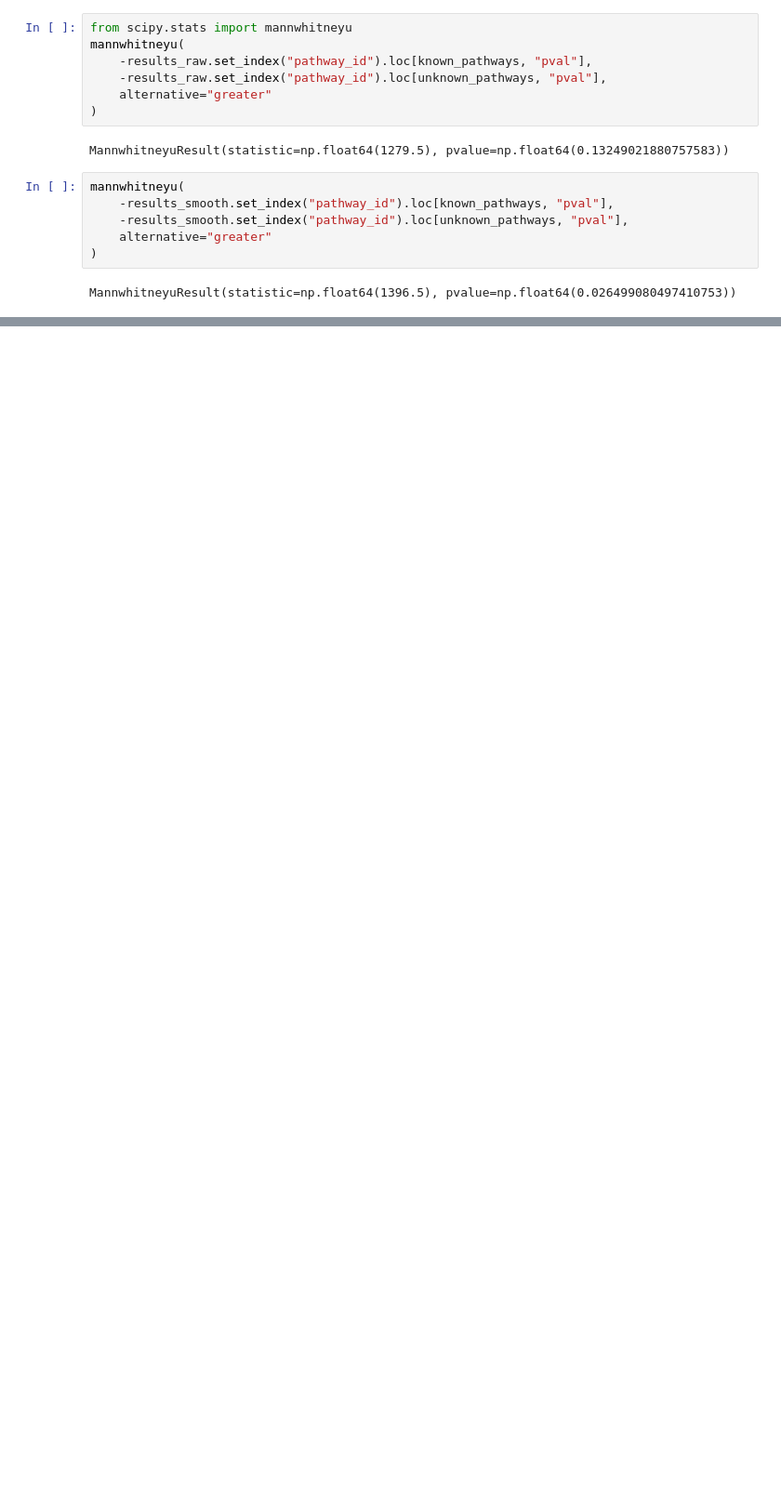
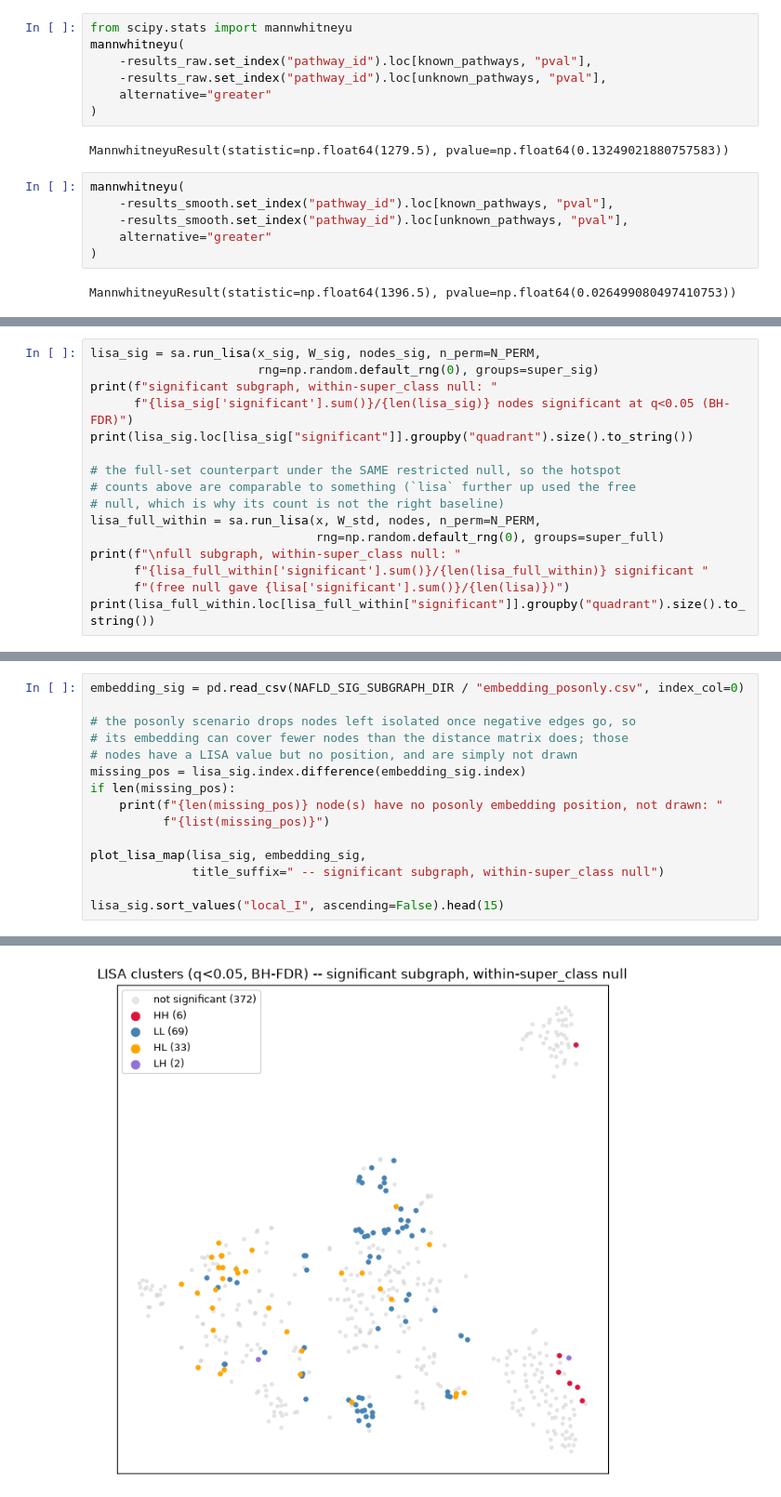
Before and after one commit to saldanB/mw-metabolite-network, a Jupyter notebook: nafld_spatial_autocorrelation.ipynb, the cells around one changed output, grey strips where cells are left out. Shown at 93% size. Cells and saved outputs as stored; diff of their text form; blank space fills up the shorter version.

Commit message:
also analyzed only significant-associations network

```diff
--- a/nafld_spatial_autocorrelation.ipynb
+++ b/nafld_spatial_autocorrelation.ipynb
@@ -763,0 +873,16 @@ MannwhitneyuResult(statistic=np.float64(1396.5), pvalue=np.float64(0.02649908049
+# %%
+lisa_sig = sa.run_lisa(x_sig, W_sig, nodes_sig, n_perm=N_PERM,
+                       rng=np.random.default_rng(0), groups=super_sig)
+print(f"significant subgraph, within-super_class null: "
+      f"{lisa_sig['significant'].sum()}/{len(lisa_sig)} nodes significant at q<0.05 (BH-FDR)")
+print(lisa_sig.loc[lisa_sig["significant"]].groupby("quadrant").size().to_string())
+
+# the full-set counterpart under the SAME restricted null, so the hotspot
+# counts above are comparable to something (`lisa` further up used the free
+# null, which is why its count is not the right baseline)
+lisa_full_within = sa.run_lisa(x, W_std, nodes, n_perm=N_PERM,
+                               rng=np.random.default_rng(0), groups=super_full)
+print(f"\nfull subgraph, within-super_class null: "
+      f"{lisa_full_within['significant'].sum()}/{len(lisa_full_within)} significant "
+      f"(free null gave {lisa['significant'].sum()}/{len(lisa)})")
+print(lisa_full_within.loc[lisa_full_within["significant"]].groupby("quadrant").size().to_string())
@@ -763,0 +915,16 @@ MannwhitneyuResult(statistic=np.float64(1396.5), pvalue=np.float64(0.02649908049
+# %%
+embedding_sig = pd.read_csv(NAFLD_SIG_SUBGRAPH_DIR / "embedding_posonly.csv", index_col=0)
+
+# the posonly scenario drops nodes left isolated once negative edges go, so
+# its embedding can cover fewer nodes than the distance matrix does; those
+# nodes have a LISA value but no position, and are simply not drawn
+missing_pos = lisa_sig.index.difference(embedding_sig.index)
+if len(missing_pos):
+    print(f"{len(missing_pos)} node(s) have no posonly embedding position, not drawn: "
+          f"{list(missing_pos)}")
+
+plot_lisa_map(lisa_sig, embedding_sig,
+              title_suffix=" -- significant subgraph, within-super_class null")
+
+lisa_sig.sort_values("local_I", ascending=False).head(15)
+# %% [output]
@@ -763,0 +932 @@ MannwhitneyuResult(statistic=np.float64(1396.5), pvalue=np.float64(0.02649908049
+[figure, added]
```
Also changed, not shown: parts of 11 cells of this notebook, 6 other files.
